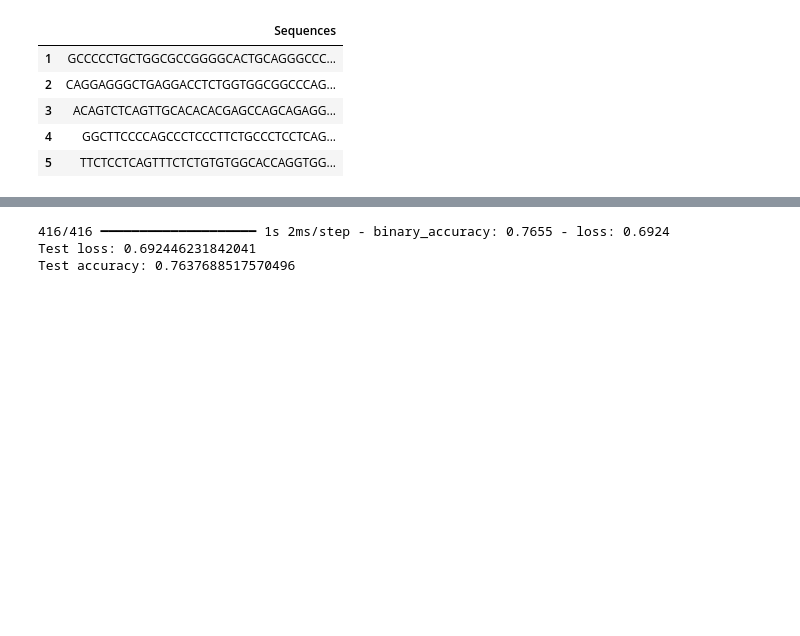
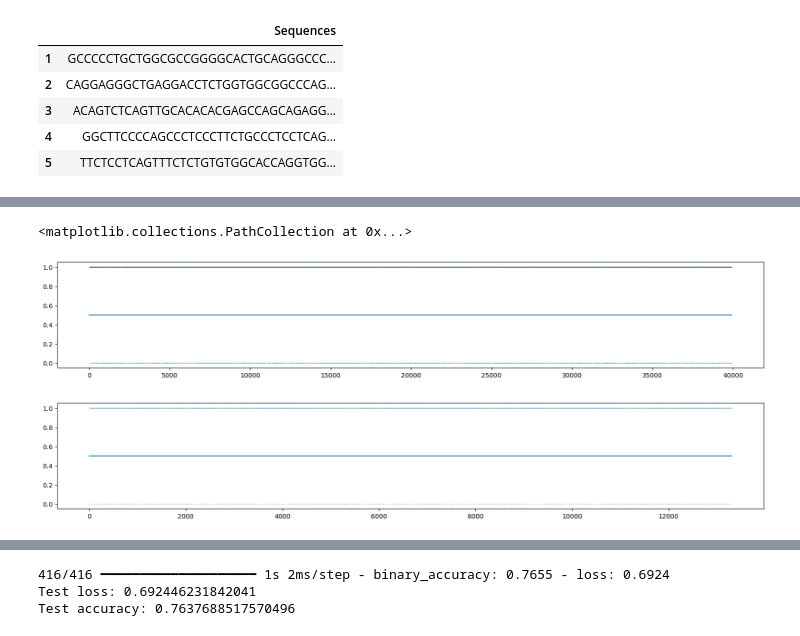
Before and after one commit to MaybeBio/motif-DNN, a Jupyter notebook: CNN/CNN_base/motif3.ipynb, the cells around one changed output, grey strips where cells are left out. Cells and saved outputs as stored; diff of their text form; code cells hidden in the pictures; blank space fills up the shorter version.

```diff
--- a/CNN/CNN_base/motif3.ipynb
+++ b/CNN/CNN_base/motif3.ipynb
@@ -149,7 +170,9 @@ model.add(Dropout(0.5))
 
 
 model.add(Dense(2, activation='softmax'))
+# model.add(Dense(1, activation='sigmoid'))
 
-model.compile(loss='binary_crossentropy', optimizer=tf.keras.optimizers.Adam(learning_rate=0.05), metrics=['binary_accuracy']) #learning_rate=0.001，初始学习率，因为后期的loss下降的太慢
+# model.compile(loss='binary_crossentropy', optimizer=tf.keras.optimizers.Adam(learning_rate=0.05), metrics=['binary_accuracy']) #learning_rate=0.001，初始学习率，因为后期的loss下降的太慢
+model.compile(loss='binary_crossentropy', optimizer=tf.keras.optimizers.Adam(learning_rate=1e-3), metrics=['binary_accuracy']) #learning_rate=0.001，初始学习率，因为后期的loss下降的太慢
 
 model.summary()
@@ -163,4 +208,14 @@ reduce_lr = ReduceLROnPlateau(monitor='val_loss', factor=0.5, patience=5, min_lr
 checkpoint = ModelCheckpoint('best_model.keras', monitor='val_loss', save_best_only=True, mode='min')
 
 class_weight = {0: 3.234, 1: 1}  # 根据类别比例调整权重
-history = model.fit(train_features, train_labels, epochs=100, batch_size=32, verbose=1, validation_split=0.25, class_weight=class_weight, callbacks=[reduce_lr, checkpoint])
+# total = len(input_labels)
+# pos = sum(input_labels[:,1].flatten()).item()
+# neg = total - pos
+# weight_for_0 = (1 / neg) * (total / 2.0)
+# weight_for_1 = (1 / pos) * (total / 2.0)
+# class_weight = {0: weight_for_0, 1: weight_for_1}
+# print(class_weight)
+# %%
+# history = model.fit(train_features, train_labels, epochs=100, batch_size=32, verbose=1, validation_split=0.25, class_weight=class_weight, callbacks=[reduce_lr, checkpoint])
+history = model.fit(train_features, train_labels, epochs=100, batch_size=3200, verbose=1, validation_split=0.25, class_weight=class_weight, callbacks=[reduce_lr, checkpoint])
+# history = model.fit(train_features, train_labels[:, 1].reshape(-1, 1), epochs=100, batch_size=3200, verbose=1, validation_split=0.25, class_weight=class_weight, callbacks=[reduce_lr, checkpoint])
@@ -166,0 +240,3 @@ history = model.fit(train_features, train_labels, epochs=100, batch_size=32, ver
+# %%
+predicted_train_labels = model.predict(np.stack(train_features))
+predicted_test_labels = model.predict(np.stack(test_features))
@@ -166,0 +246,14 @@ history = model.fit(train_features, train_labels, epochs=100, batch_size=32, ver
+# %%
+idx = predicted_train_labels.flatten().argsort()
+plt.figure(figsize=(20, 3))
+plt.plot(predicted_train_labels.flatten()[idx])
+plt.scatter(np.arange(len(idx)), train_labels[:,1].flatten()[idx], alpha=0.02, s=1)
+
+idx = predicted_test_labels.flatten().argsort()
+plt.figure(figsize=(20, 3))
+plt.plot(predicted_test_labels.flatten()[idx])
+plt.scatter(np.arange(len(idx)), test_labels[:,1].flatten()[idx], alpha=0.02, s=1)
+# %% [output]
+<matplotlib.collections.PathCollection at 0x...>
+[figure, added]
+[figure, added]
```
Also changed, not shown: parts of 11 cells of this notebook, 1 other file.
